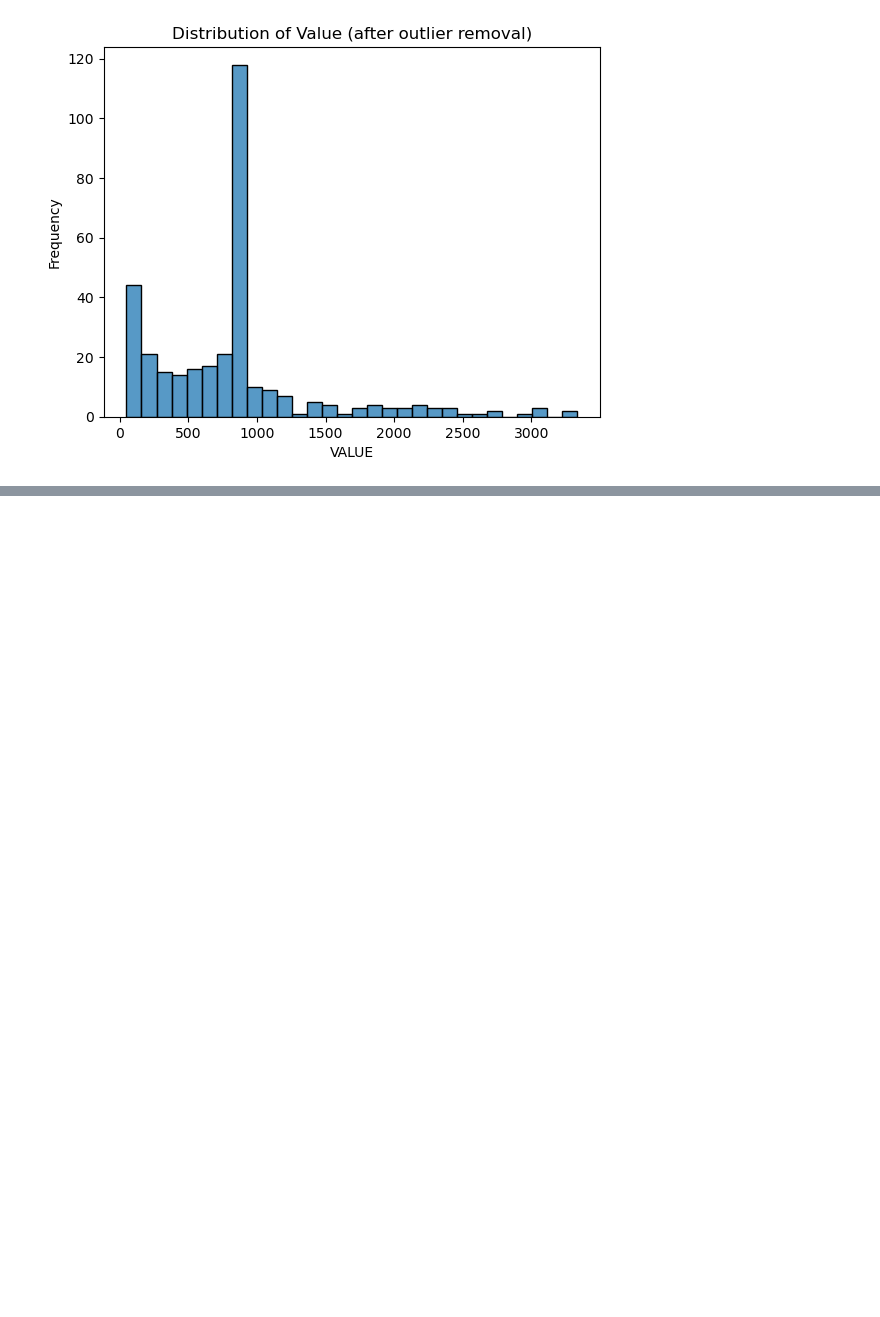
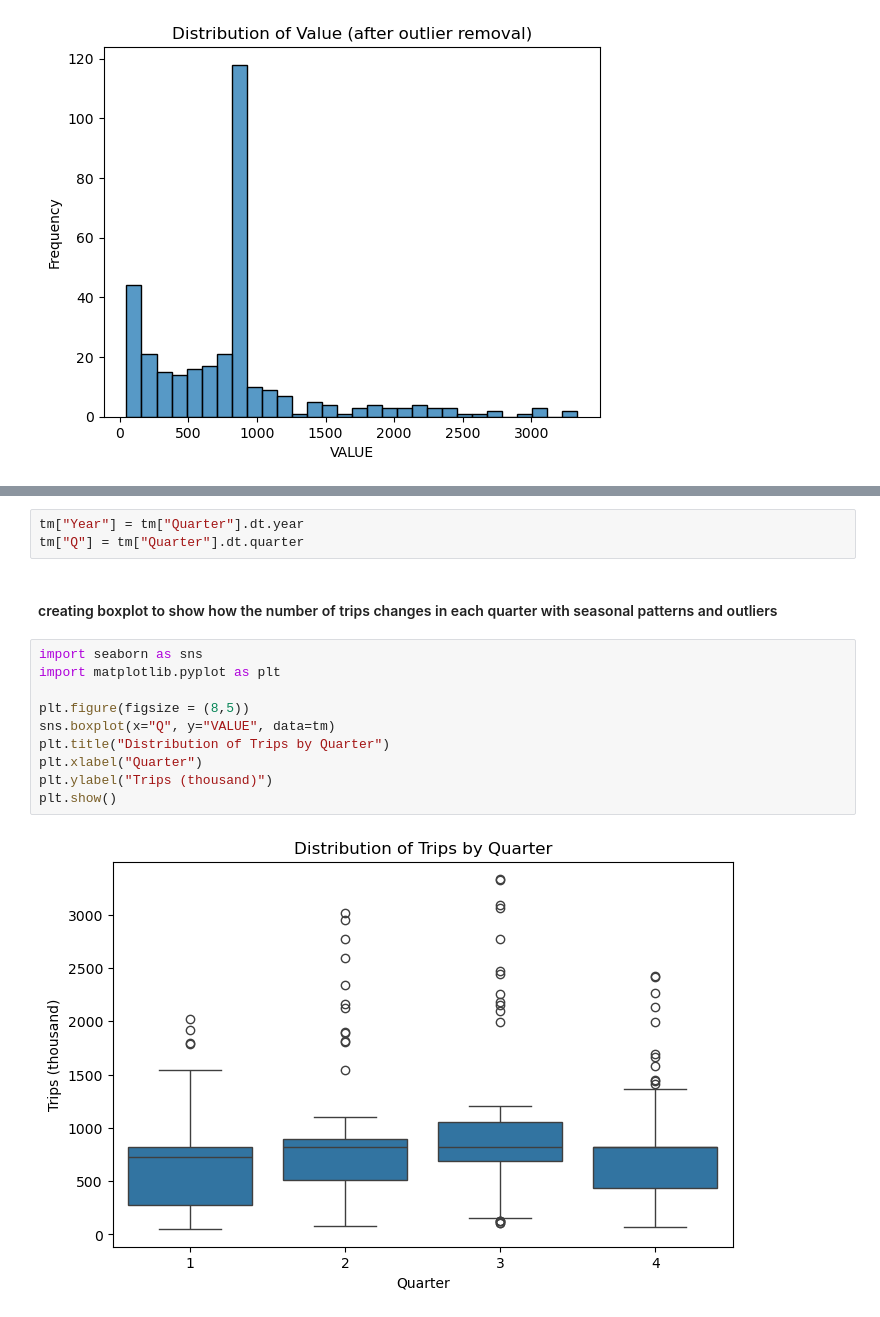
Before and after one commit to sba25225-ai/L9Cert_overseasTrips, a Jupyter notebook: Overseas_Trip_Ireland.ipynb, the cells around one changed output, grey strips where cells are left out. Saved outputs shown, nothing was run; the diff lists cells and outputs as text; blank space fills up the shorter version.

```diff
--- a/Overseas_Trip_Ireland.ipynb
+++ b/Overseas_Trip_Ireland.ipynb
@@ -166,0 +191,17 @@ plt.show()
+# %%
+tm["Year"] = tm["Quarter"].dt.year
+tm["Q"] = tm["Quarter"].dt.quarter
+# %% [markdown]
+#### creating boxplot to show how the number of trips changes in each quarter with seasonal patterns and outliers
+# %%
+import seaborn as sns
+import matplotlib.pyplot as plt
+
+plt.figure(figsize = (8,5))
+sns.boxplot(x="Q", y="VALUE", data=tm)
+plt.title("Distribution of Trips by Quarter")
+plt.xlabel("Quarter")
+plt.ylabel("Trips (thousand)")
+plt.show()
+# %% [output]
+[figure, added]
```
Also changed, not shown: parts of 6 cells of this notebook.
